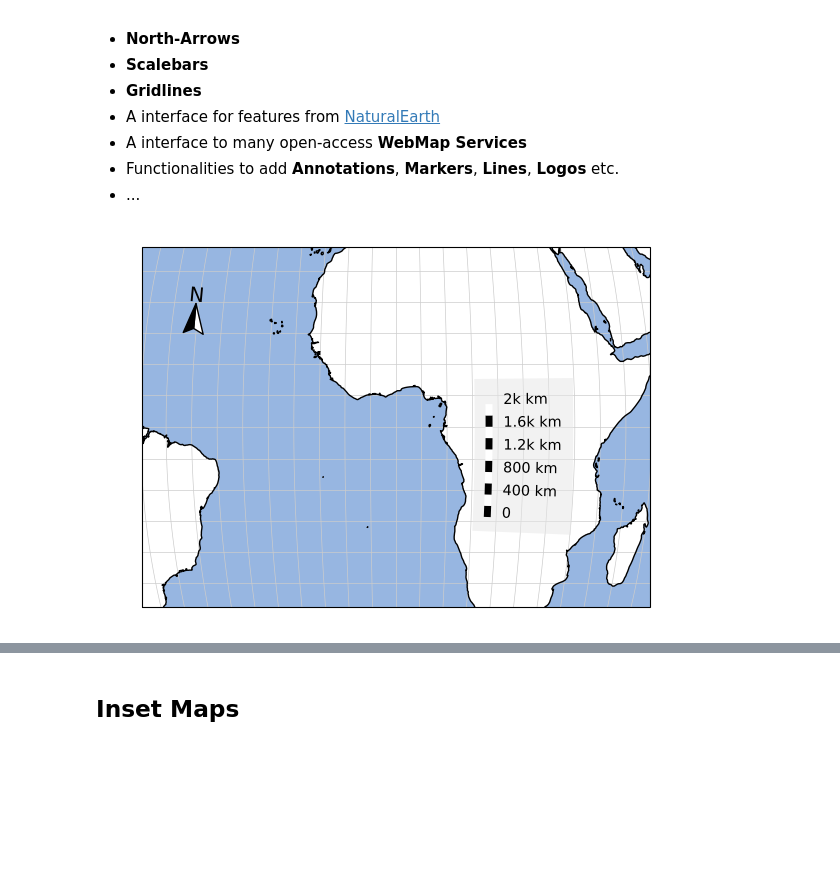
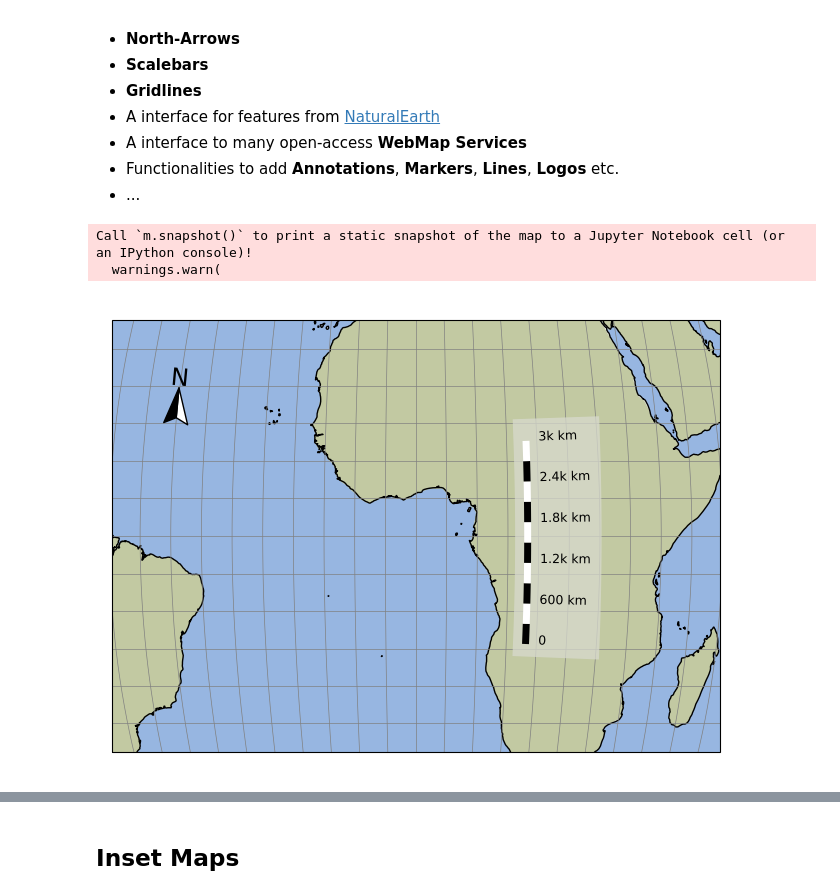
Before and after one commit to raphaelquast/EOmaps_GeoPython2023, a Jupyter notebook: EOmaps_workshop.ipynb, the cells around one changed output, grey strips where cells are left out. Cells and saved outputs as stored; diff of their text form; code cells hidden in the pictures; blank space fills up the shorter version.

```diff
--- a/EOmaps_workshop.ipynb
+++ b/EOmaps_workshop.ipynb
@@ -79,22 +79,33 @@ EOmaps provides many (highly customizable) features that can be added to the map
 - Functionalities to add **Annotations**, **Markers**, **Lines**, **Logos** etc.
 - ...
 # %%
+#%matplotlib widget
 #%matplotlib qt
+%matplotlib inline
+from eomaps import Maps
+import numpy as np
+
+import matplotlib.pyplot as plt
+print_snapshots = (plt.get_backend() != 'module://ipympl.backend_nbagg')
+# %% [output]
+Call `m.snapshot()` to print a static snapshot of the map to a Jupyter Notebook cell (or an IPython console)!
+  warnings.warn(
 # %%
-from eomaps import Maps
-m = Maps(Maps.CRS.Mollweide(), figsize=(6, 4))
+m = Maps(Maps.CRS.Mollweide())
 m.set_extent((-50, 50, -20, 20))
 
 m.add_feature.preset.coastline()
 m.add_feature.preset.ocean()
+m.add_feature.physical.land(fc="#c2c9a2")
 
-m.add_gridlines(5, c=".8")
-m.add_compass(pos=(.1, .76), style="north arrow")
-m.add_scalebar(
+m.add_gridlines(5, c=".5")
+m.add_compass(pos=(.105, .76), scale=12, style="north arrow")
+s = m.add_scalebar(
     auto_position=(0.68, 0.25),
     autoscale_fraction=0.45,
-    patch_props=dict(fc=".9", ec="none", alpha=0.5))
+    patch_props=dict(fc="#d8dace", ec="none", alpha=0.75))
 
-m.snapshot(clear=True)
+if print_snapshots:
+    m.snapshot(clear=True)
 # %% [output]
-[figure, old version]
+[figure, new version]
```
Also changed, not shown: parts of 12 cells of this notebook.
